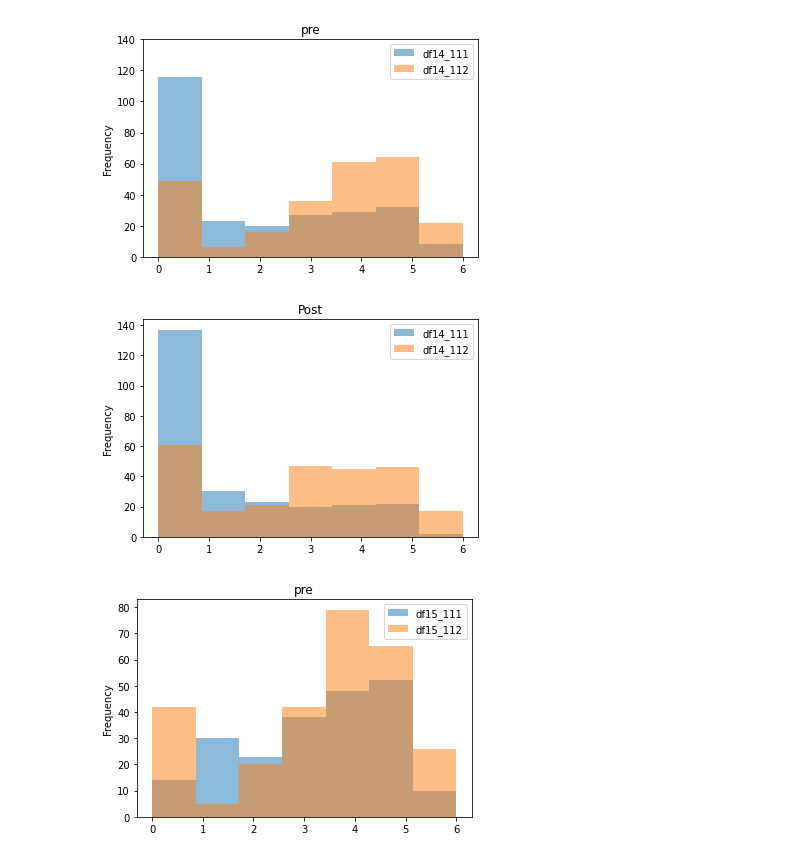
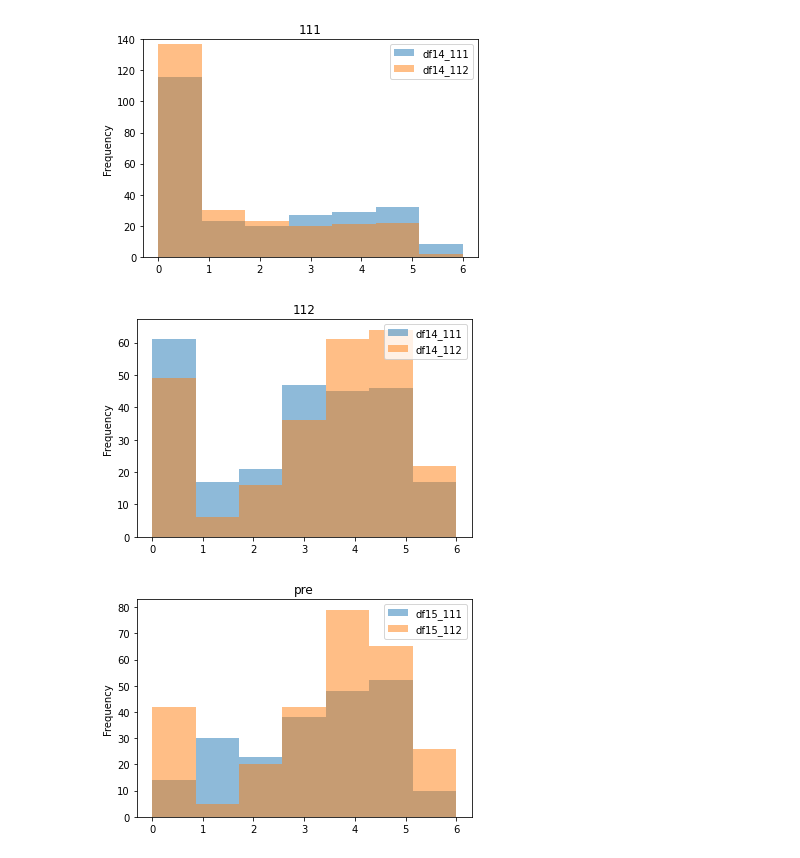
Before and after one commit to maya-patel/Honours-FCI-data, a Jupyter notebook: By Question-FDM-new.ipynb, the cells around one changed output. Drawn from its saved outputs; the diff is of its cells as text; code cells hidden in the pictures.

```diff
--- a/By Question-FDM-new.ipynb
+++ b/By Question-FDM-new.ipynb
@@ -71,20 +71,21 @@ def calculate_post_score_FDM_2020(student):
     return (score)
 # %%
 df14_111.apply(calculate_pre_score_FDM, axis=1).plot.hist(alpha=0.5, bins=7)
-df14_112.apply(calculate_pre_score_FDM, axis=1).plot.hist(alpha=0.5, bins=7)
+df14_111.apply(calculate_post_score_FDM, axis=1).plot.hist(alpha=0.5, bins=7)
 plt.legend(["df14_111", "df14_112"])
-plt.title("pre")
+plt.title("111")
 plt.ylim(0,140)
 plt.show()
 
-df14_111.apply(calculate_post_score_FDM, axis=1).plot.hist(alpha=0.5, bins=7)
+
 df14_112.apply(calculate_post_score_FDM, axis=1).plot.hist(alpha=0.5, bins=7)
+df14_112.apply(calculate_pre_score_FDM, axis=1).plot.hist(alpha=0.5, bins=7)
 plt.legend(["df14_111", "df14_112"])
-plt.title("Post")
+plt.title("112")
 plt.show()
 # %% [output]
-[figure, old version]
+[figure, new version]
-[figure, old version]
+[figure, new version]
 # %%
 df15_111.apply(calculate_pre_score_FDM, axis=1).plot.hist(alpha=0.5, bins=7)
 df15_112.apply(calculate_pre_score_FDM, axis=1).plot.hist(alpha=0.5, bins=7)
```
